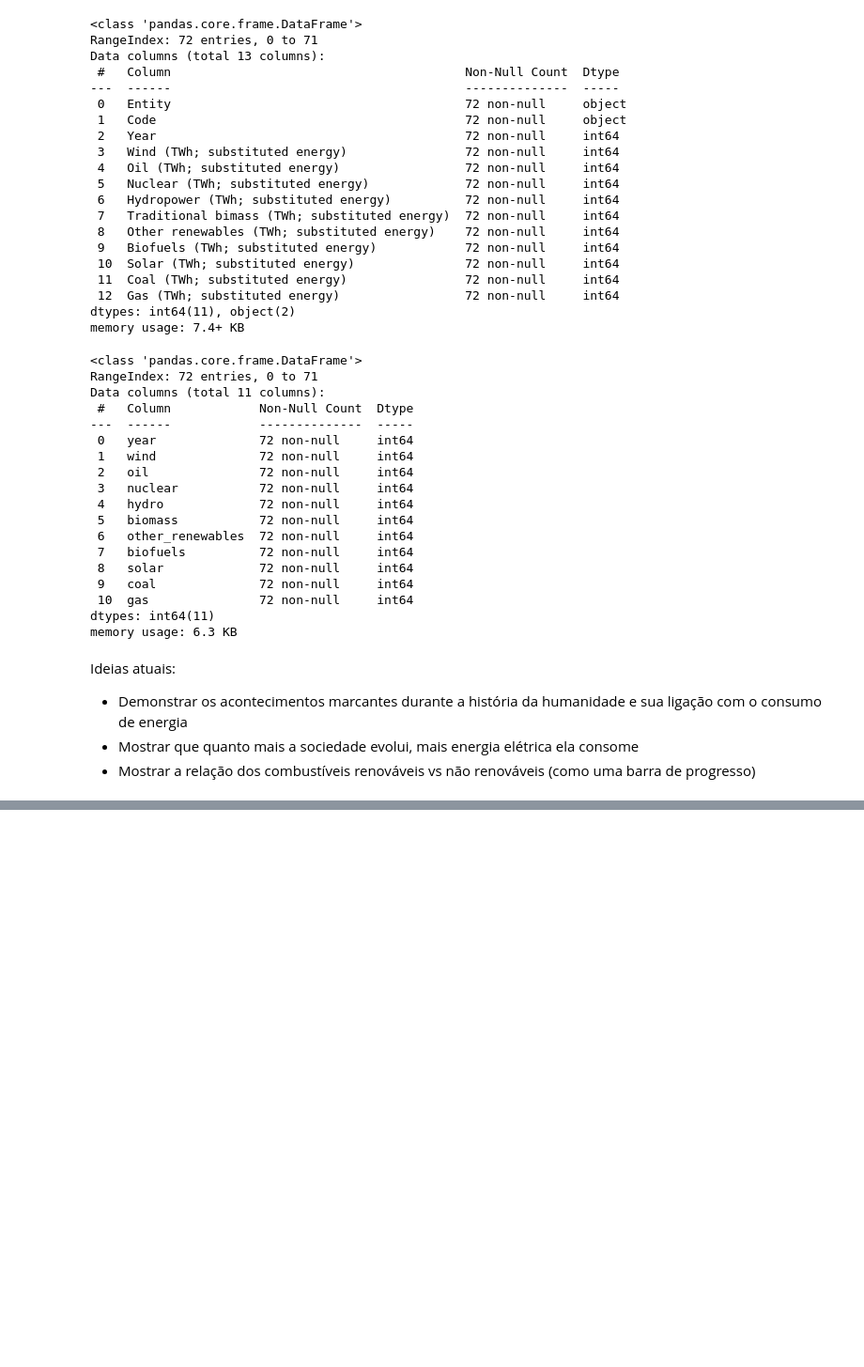
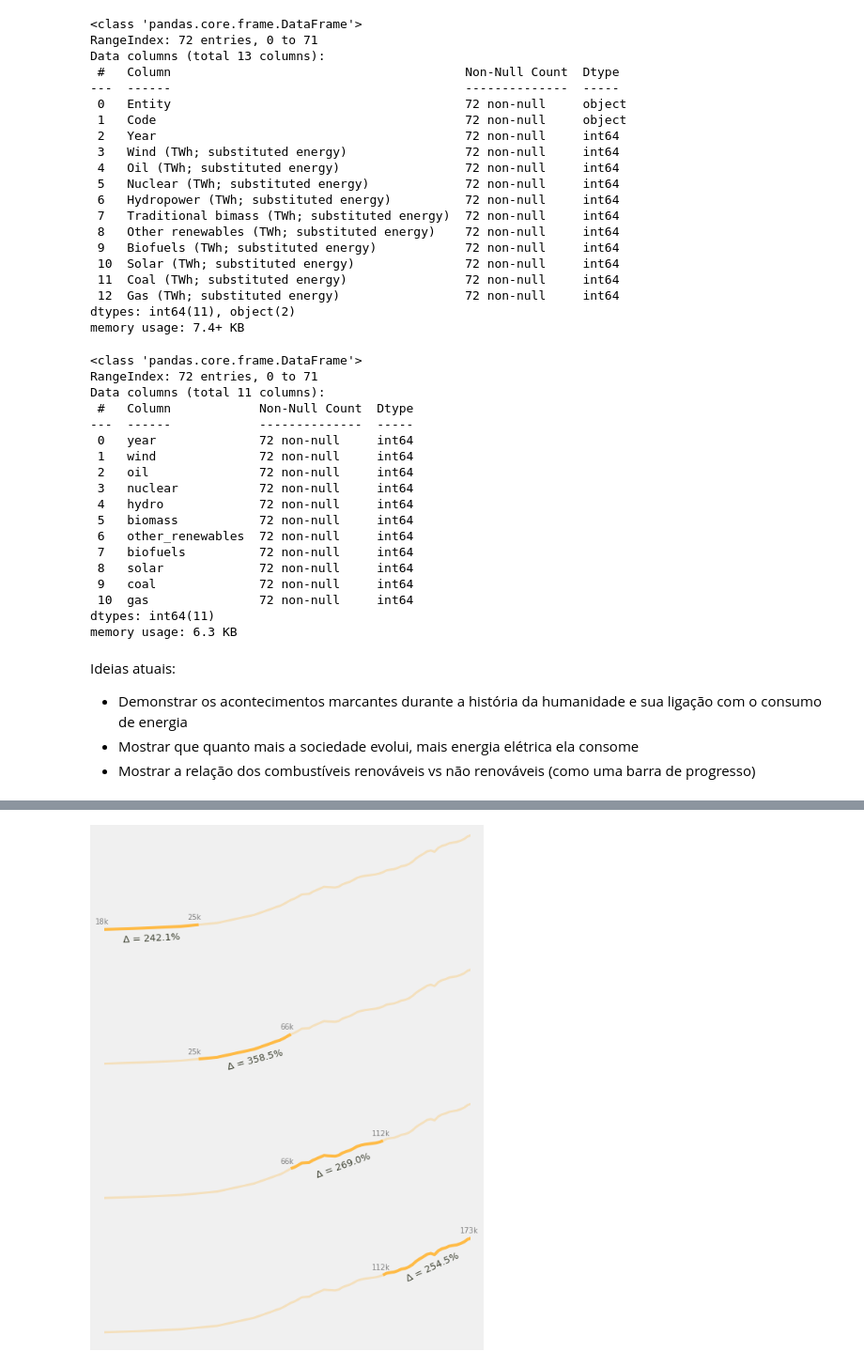
Before and after one commit to Lucastmarques/energy-consumption, a Jupyter notebook: global_energy_consumption.ipynb, the cells around one changed output, grey strips where cells are left out. Shown at 94% size. Drawn from its saved outputs; the diff is of its cells as text; code cells hidden in the pictures; blank space fills up the shorter version.

```diff
--- a/global_energy_consumption.ipynb
+++ b/global_energy_consumption.ipynb
@@ -128,0 +155,63 @@ Error:
+# %%
+total_consumption = energy_consumption['total']
+total_consumption[1945] = (total_consumption[1940] + total_consumption[1950])/2
+total_consumption = total_consumption.sort_index()
+# %%
+style.use('fivethirtyeight')
+
+fig, axs = plt.subplots(4, 1, figsize=(8, 12))
+
+graph_color = '#ffbb47'
+
+for ax in axs:
+        ax.plot(energy_consumption.index, energy_consumption['total'],
+        color=graph_color, zorder=0, alpha=0.3, lw=3)
+        ax.grid(False)
+        ax.set_xlim(1919, 2019)
+        ax.set_xticklabels([])
+        ax.set_yticklabels([])
+
+
+# Emphasize 25 years for each graph
+axs[0].plot(total_consumption.index[:16], total_consumption[:16],
+        color=graph_color, zorder=0)
+axs[1].plot(total_consumption.index[15:24], total_consumption[15:24],
+        color=graph_color, zorder=0)
+axs[2].plot(total_consumption.index[23:49], total_consumption[23:49],
+        color=graph_color, zorder=0)
+axs[3].plot(total_consumption.index[48:], total_consumption[48:],
+        color=graph_color, zorder=0)
+
+# Energy Consumption values
+min_max_years = [
+        [1920, 1945],
+        [1945, 1970],
+        [1970, 1995],
+        [1995, 2019]
+]
+rotation_dict = {"1920": 3, "1945": 15, "1970": 20, "1995": 25}
+y_var_offset = {"1920": -25000, "1945": -38000, "1970": -38000, "1995": -41000}
+x_var_offset = {"1920": -8, "1945": -5, "1970": -6, "1995": -6}
+xmin = 0.1
+xmax = 0.3
+xmax_dict = {"1920": 0.12, "1945": 0.11, "1970": 0.13, "1995": 0.52}
+for ax, [min, max] in zip(axs, min_max_years):
+        ax.text(max-3, total_consumption[max]+ 8300,
+                f'{int(total_consumption[max]/1000)}k',
+                fontsize=10, color='grey')
+        ax.text(min-3, total_consumption[min]+ 8300,
+                f'{int(total_consumption[min]/1000)}k',
+                fontsize=10, color='grey')
+
+        var_x = (max+min)/2
+        var_y =  (total_consumption[max] + total_consumption[min])/2
+        var = (total_consumption[max] + total_consumption[min])/total_consumption[min]
+        ax.text(var_x + x_var_offset[str(min)], var_y + y_var_offset[str(min)],
+         f'\u0394 = {round(var, 3)*100}%', rotation=rotation_dict[str(min)],
+         color='#414535', fontsize=13, weight='ultralight')
+
+
+
+plt.show()
+# %% [output]
+[figure, added]
```
Also changed, not shown: parts of 1 cell of this notebook.
